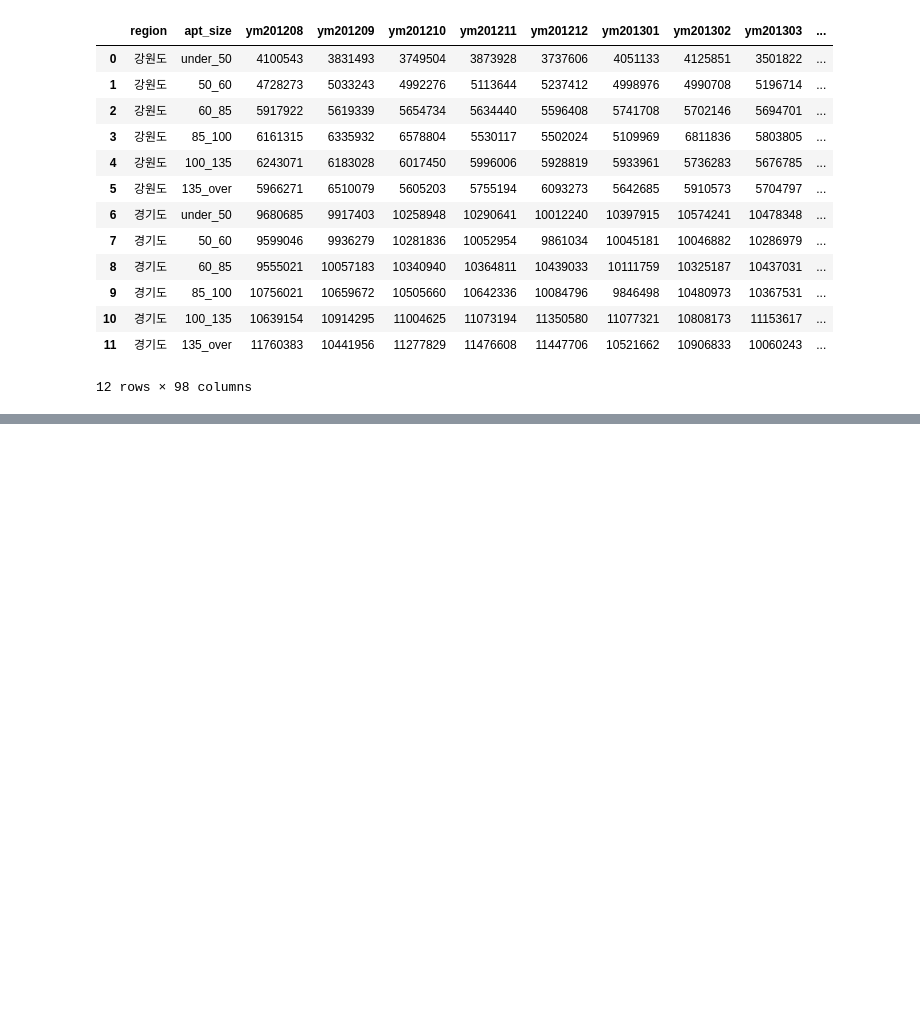
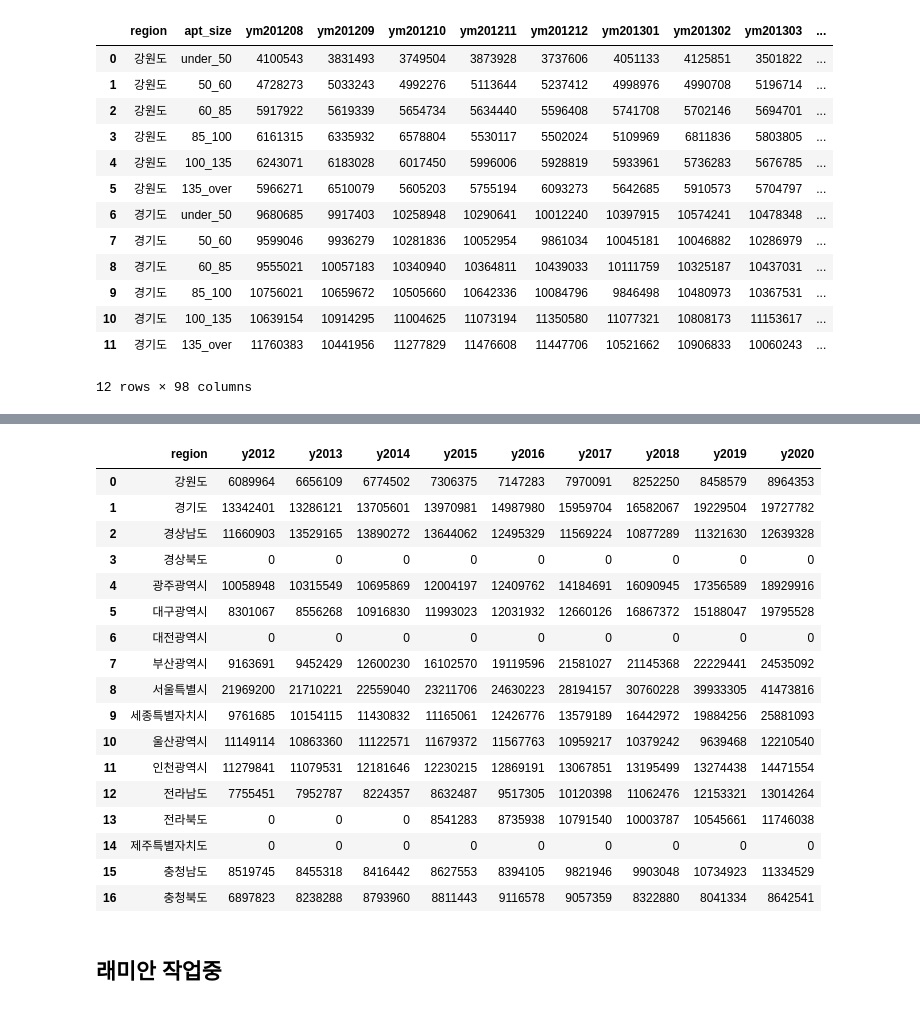
Before and after one commit to TTGGPP/hello_world, a Jupyter notebook: team_project/private_khp771/db_to_memory.ipynb, the cells around one changed output, grey strips where cells are left out. Saved outputs shown, nothing was run; the diff lists cells and outputs as text; code cells hidden in the pictures; blank space fills up the shorter version.

```diff
--- a/team_project/private_khp771/db_to_memory.ipynb
+++ b/team_project/private_khp771/db_to_memory.ipynb
@@ -582,0 +788,24 @@ testD.head(12)
+# %%
+testD = pd.read_csv('sub-data-files/healstate_region_avg_price_per_pyung.csv')
+testD
+# %% [output]
+|  | region | y2012 | y2013 | y2014 | y2015 | y2016 | y2017 | y2018 | y2019 | y2020 |
+| 0 | 강원도 | 6089964 | 6656109 | 6774502 | 7306375 | 7147283 | 7970091 | 8252250 | 8458579 | 8964353 |
+| 1 | 경기도 | 13342401 | 13286121 | 13705601 | 13970981 | 14987980 | 15959704 | 16582067 | 19229504 | 19727782 |
+| 2 | 경상남도 | 11660903 | 13529165 | 13890272 | 13644062 | 12495329 | 11569224 | 10877289 | 11321630 | 12639328 |
+| 3 | 경상북도 | 0 | 0 | 0 | 0 | 0 | 0 | 0 | 0 | 0 |
+| 4 | 광주광역시 | 10058948 | 10315549 | 10695869 | 12004197 | 12409762 | 14184691 | 16090945 | 17356589 | 18929916 |
+| 5 | 대구광역시 | 8301067 | 8556268 | 10916830 | 11993023 | 12031932 | 12660126 | 16867372 | 15188047 | 19795528 |
+| 6 | 대전광역시 | 0 | 0 | 0 | 0 | 0 | 0 | 0 | 0 | 0 |
+| 7 | 부산광역시 | 9163691 | 9452429 | 12600230 | 16102570 | 19119596 | 21581027 | 21145368 | 22229441 | 24535092 |
+| 8 | 서울특별시 | 21969200 | 21710221 | 22559040 | 23211706 | 24630223 | 28194157 | 30760228 | 39933305 | 41473816 |
+| 9 | 세종특별자치시 | 9761685 | 10154115 | 11430832 | 11165061 | 12426776 | 13579189 | 16442972 | 19884256 | 25881093 |
+| 10 | 울산광역시 | 11149114 | 10863360 | 11122571 | 11679372 | 11567763 | 10959217 | 10379242 | 9639468 | 12210540 |
+| 11 | 인천광역시 | 11279841 | 11079531 | 12181646 | 12230215 | 12869191 | 13067851 | 13195499 | 13274438 | 14471554 |
+| 12 | 전라남도 | 7755451 | 7952787 | 8224357 | 8632487 | 9517305 | 10120398 | 11062476 | 12153321 | 13014264 |
+| 13 | 전라북도 | 0 | 0 | 0 | 8541283 | 8735938 | 10791540 | 10003787 | 10545661 | 11746038 |
+| 14 | 제주특별자치도 | 0 | 0 | 0 | 0 | 0 | 0 | 0 | 0 | 0 |
+| 15 | 충청남도 | 8519745 | 8455318 | 8416442 | 8627553 | 8394105 | 9821946 | 9903048 | 10734923 | 11334529 |
+| 16 | 충청북도 | 6897823 | 8238288 | 8793960 | 8811443 | 9116578 | 9057359 | 8322880 | 8041334 | 8642541 |
+# %% [markdown]
+## 래미안 작업중
```
Also changed, not shown: parts of 17 cells of this notebook, 4 other files.
